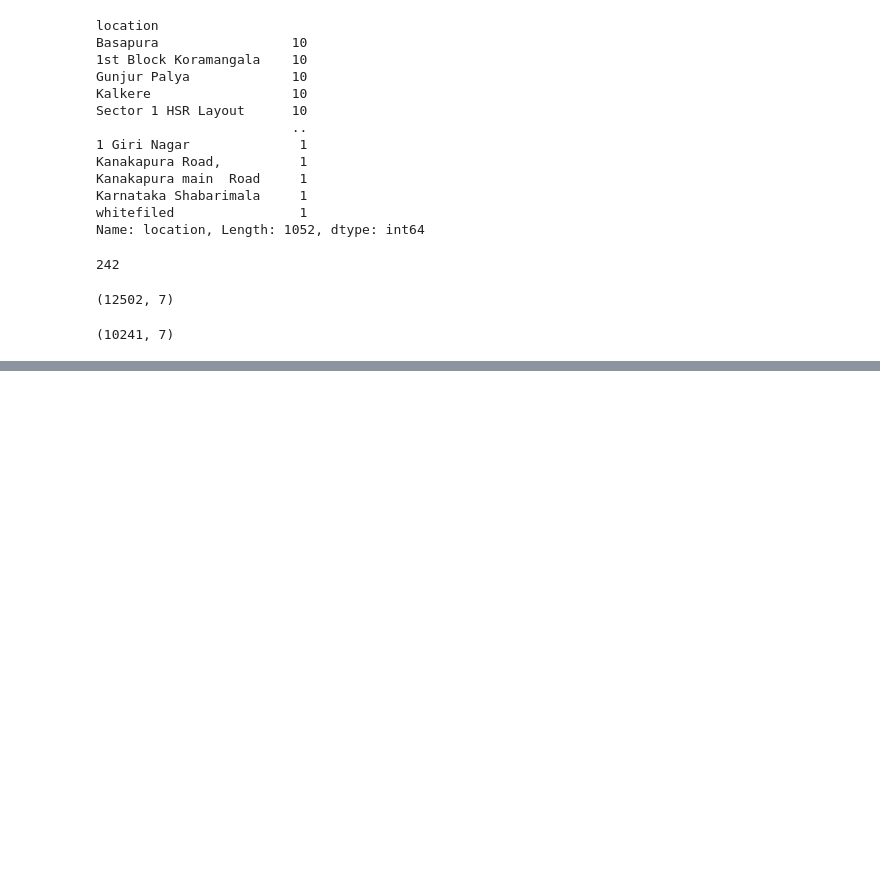
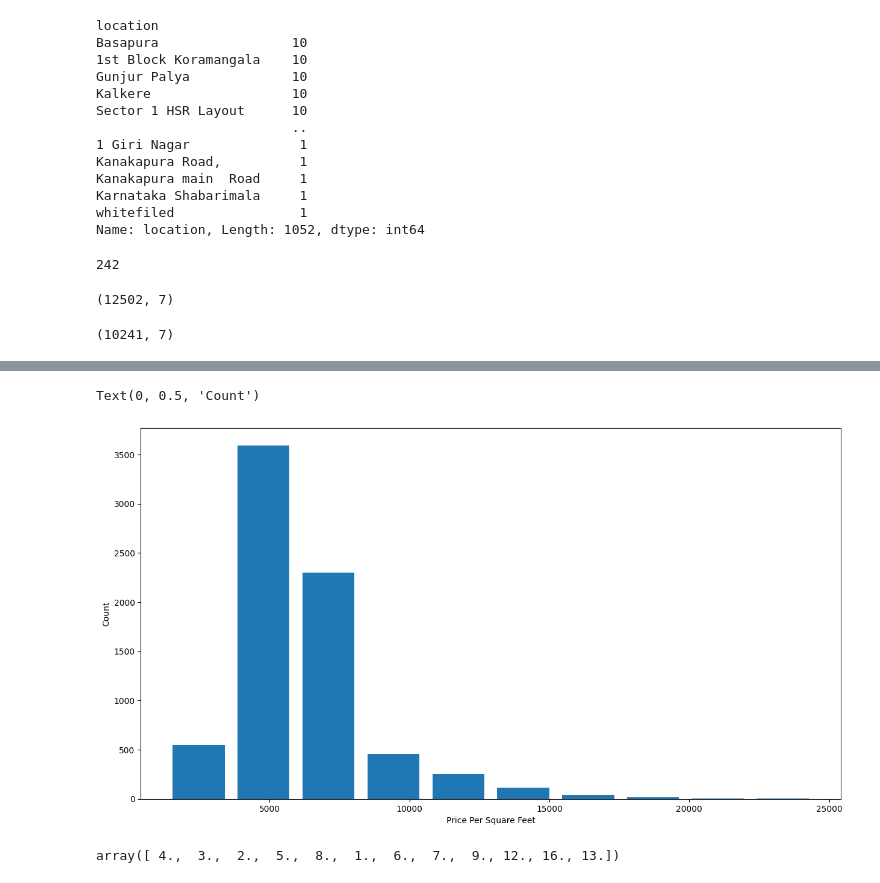
Before and after one commit to Surajpatra700/Housing-Price-Model-Prediction, a Jupyter notebook: Real_Estate_Model.ipynb, the cells around one changed output, grey strips where cells are left out. Saved outputs shown, nothing was run; the diff lists cells and outputs as text; code cells hidden in the pictures; blank space fills up the shorter version.

```diff
--- a/Real_Estate_Model.ipynb
+++ b/Real_Estate_Model.ipynb
@@ -237,0 +265,12 @@ plot_scatter_chart(df7, "Rajaji Nagar")
+# %%
+plt.figure(figsize=(15,8))
+plt.hist(df8.price_per_sqft, rwidth = 0.8)
+plt.xlabel("Price Per Square Feet")
+plt.ylabel("Count")
+# %% [output]
+Text(0, 0.5, 'Count')
+[figure, added]
+# %%
+df8.bath.unique()
+# %% [output]
+array([ 4.,  3.,  2.,  5.,  8.,  1.,  6.,  7.,  9., 12., 16., 13.])
```
Also changed, not shown: parts of 19 cells of this notebook.
